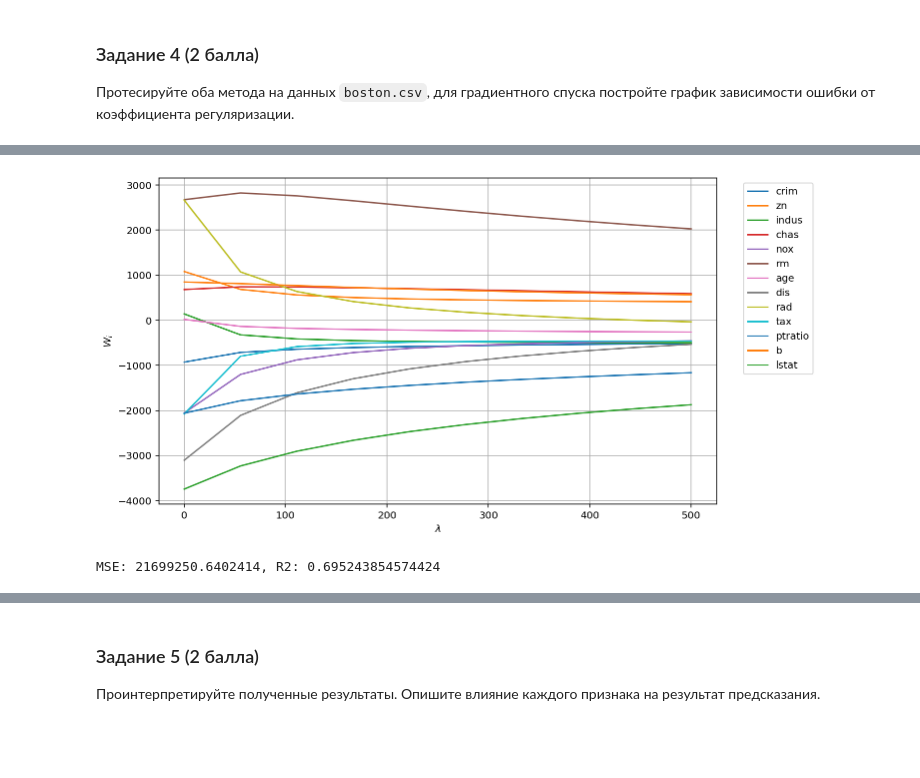
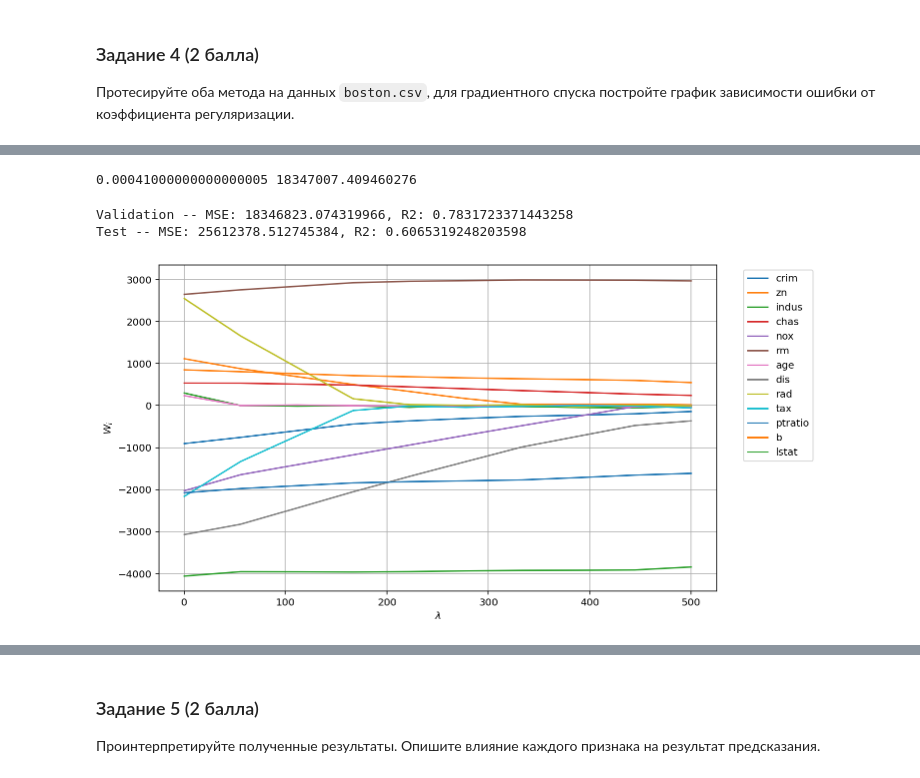
Before and after one commit to Howuhh/hse_machine_learning, a Jupyter notebook: hw3_ols_lasso/hw3_task.ipynb, the cells around one changed output, grey strips where cells are left out. Cells and saved outputs as stored; diff of their text form; code cells hidden in the pictures; blank space fills up the shorter version.

```diff
--- a/hw3_ols_lasso/hw3_task.ipynb
+++ b/hw3_ols_lasso/hw3_task.ipynb
@@ -116,7 +136,7 @@ class NormalLR:
         return f"{self.__class__.__name__}({', '.join(params_str)})"
 # %%
 er_mse, er_r2 = [], []
-for _ in range(100):
+for _ in range(1000):
     X, y = generate_synthetic(1024)
     X_train, X_test, y_train, y_test = train_test_split(X, y, train_size=0.8)
 
@@ -143,12 +163,12 @@ class GradientLasso:
         self.alpha = alpha
         self.normalize = normalize
 
+        self.tol = tol
         self.lambda_ = lambda_
-        self.tol = tol
         self.max_iter = iterations
 
     def _grad(self, X: np.ndarray, y: np.ndarray, w: np.ndarray) -> np.ndarray:
-        return (2 / y.shape[0]) * X.T @ (X @ w - y) + self.lambda_ * np.sign(w)
+        return (1 / y.shape[0]) * X.T @ (X @ w - y) + self.lambda_ * np.sign(w)
 
     def _add_intercept(self, X: np.ndarray) -> np.ndarray:
         return np.hstack([X, np.ones((X.shape[0], 1))])
@@ -246,4 +266,6 @@ features = ["crim", "zn", "indus",
             "tax", "ptratio", "b", "lstat"]
 # %%
 X, y = read_data()
-X_train, X_test, y_train, y_test = train_test_split(X, y, train_size=0.8, shuffle=False)
+
+X, X_test, y, y_test = train_test_split(X, y, train_size=0.9, shuffle=False)
+X_train, X_val, y_train, y_val = train_test_split(X, y, train_size=0.8, shuffle=False)
@@ -257,11 +302,31 @@ MSE: 22266311.080836907, R2: 0.687279747566105
+# %%
+best_alpha, min_mse = -1, np.inf
+
+for alpha in np.arange(0.00001, 0.01, 0.0001):
+    model = GradientLasso(alpha=alpha, normalize=True, lambda_=0.0).fit(X_train, y_train)
+    val_mse = mse(y_val, model.predict(X_val))
+
+    if val_mse < min_mse:
+        best_alpha = alpha
+        min_mse = val_mse
+
+print(best_alpha, min_mse)
+# %% [output]
+0.00041000000000000005 18347007.409460276
+# %%
+model_lasso = GradientLasso(0.00041, normalize=True, lambda_=6.0)
+model_lasso.fit(X_train, y_train)
+
+y_pred_val = model_lasso.predict(X_val)
+y_pred_test = model_lasso.predict(X_test)
+
+print(f"Validation -- MSE: {mse(y_val, y_pred_val)}, R2: {r2(y_val, y_pred_val)}")
+print(f"Test -- MSE: {mse(y_test, y_pred_test)}, R2: {r2(y_test, y_pred_test)}")
+# %% [output]
+Validation -- MSE: 18346823.074319966, R2: 0.7831723371443258
+Test -- MSE: 25612378.512745384, R2: 0.6065319248203598
 # %%
-plot_weights(X, y, NormalLR(normalize=True), np.linspace(0, 500, 10), names=features, intercept=False)
+plot_weights(X, y, GradientLasso(normalize=True, alpha=0.1),
+             np.linspace(0, 500, 10), names=features, intercept=False)
 # %% [output]
-[figure, old version]
+[figure, new version]
-# %%
-model_lasso = GradientLasso(0.1, normalize=True, iterations=10000, lambda_=230.0)
-model_lasso.fit(X_train, y_train)
-y_pred = model_lasso.predict(X_test)
-print(f"MSE: {mse(y_test, y_pred)}, R2: {r2(y_test, y_pred)}")
-# %% [output]
-MSE: 21699250.6402414, R2: 0.695243854574424
```
Also changed, not shown: parts of 24 cells of this notebook.
